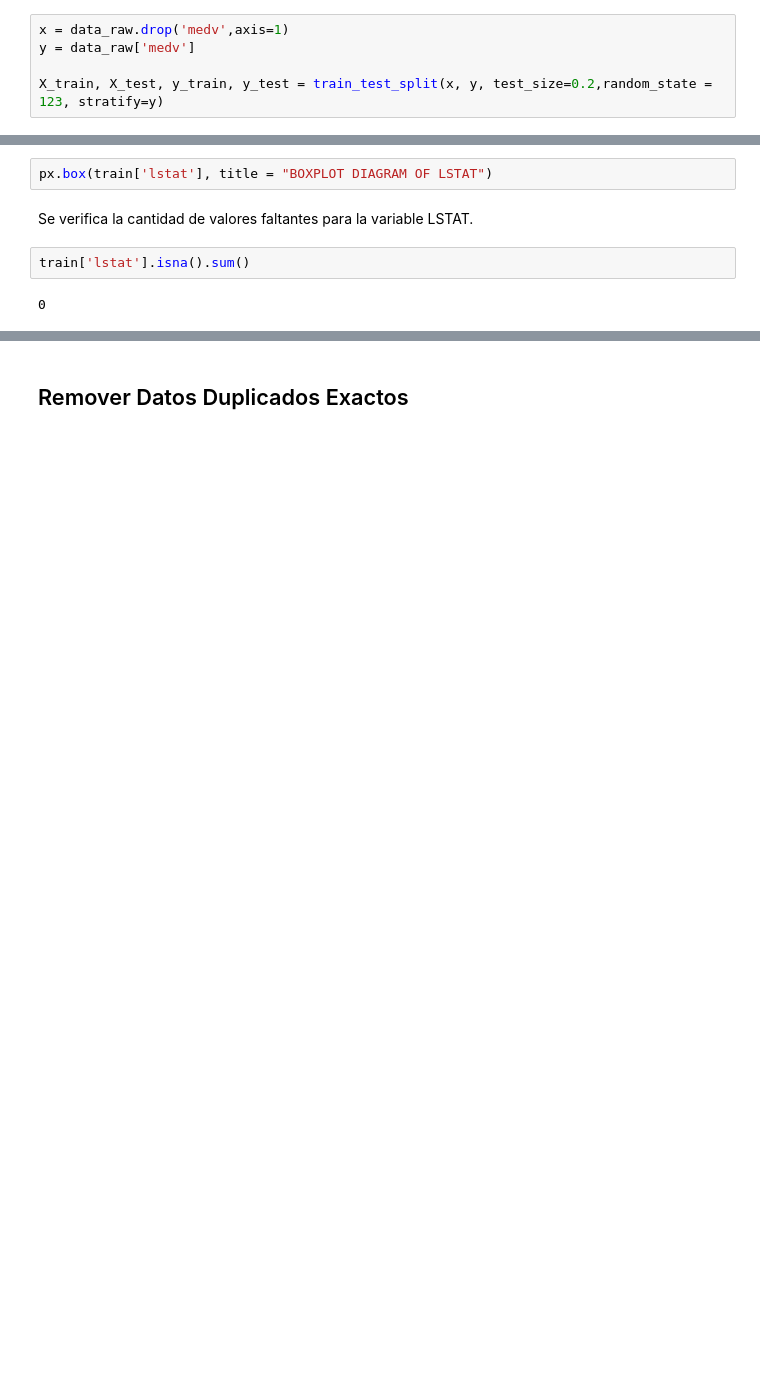
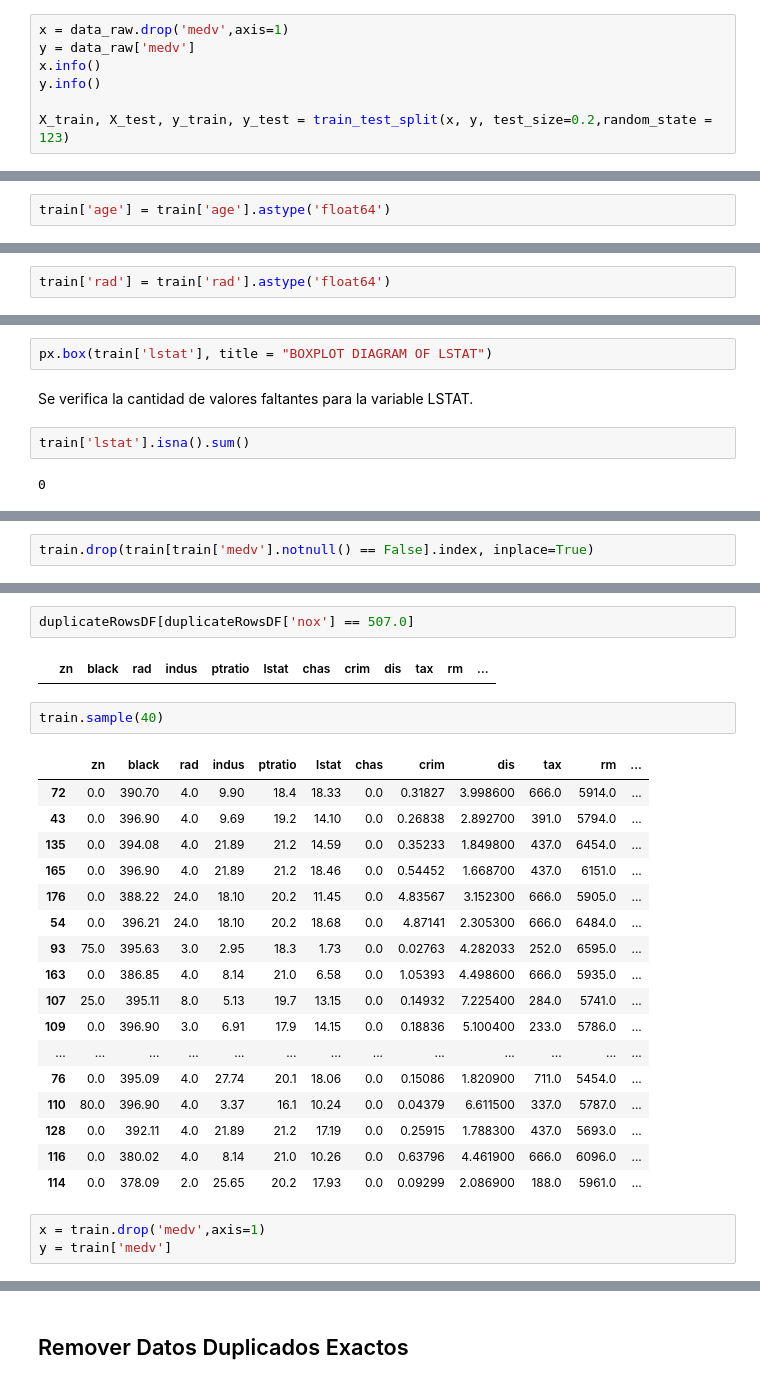
Before and after one commit to IAGuapacha/Boston_house_prices, a Jupyter notebook: notebooks/Plantilla_Trabajo_Final_Datos.ipynb, the cells around one changed output, grey strips where cells are left out. Drawn from its saved outputs; the diff is of its cells as text; blank space fills up the shorter version.

Commit message:
model test

```diff
--- a/notebooks/Plantilla_Trabajo_Final_Datos.ipynb
+++ b/notebooks/Plantilla_Trabajo_Final_Datos.ipynb
@@ -276,5 +271,7 @@ El **Train set** se hace para seleccion de Modelos y el **Test-set** solamente p
 # %%
 x = data_raw.drop('medv',axis=1)
 y = data_raw['medv']
+x.info()
+y.info()
 
-X_train, X_test, y_train, y_test = train_test_split(x, y, test_size=0.2,random_state = 123, stratify=y)
+X_train, X_test, y_train, y_test = train_test_split(x, y, test_size=0.2,random_state = 123)
@@ -913,0 +891,2 @@ Observando la distribucion y la cantidad de datos que son que son null vamos a p
+# %%
+train['age'] = train['age'].astype('float64')
@@ -1045,3 +1006,5 @@ train['rad'].isna().sum()
+# %%
+train['rad'] = train['rad'].astype('float64')
 # %% [markdown]
 ### Análisis variable TAX - ALTA CARDINALIDAD
 # %% [markdown]
@@ -1294,0 +1225,2 @@ memory usage: 139.8+ KB
+# %%
+train.drop(train[train['medv'].notnull() == False].index, inplace=True)
@@ -1294,0 +1267,27 @@ memory usage: 139.8+ KB
+# %%
+duplicateRowsDF[duplicateRowsDF['nox'] == 507.0]
+# %% [output]
+|  | zn | black | rad | indus | ptratio | lstat | chas | crim | dis | tax | rm | ... |
+# %%
+train.sample(40)
+# %% [output]
+|  | zn | black | rad | indus | ptratio | lstat | chas | crim | dis | tax | rm | ... |
+| 72 | 0.0 | 390.70 | 4.0 | 9.90 | 18.4 | 18.33 | 0.0 | 0.31827 | 3.998600 | 666.0 | 5914.0 | ... |
+| 43 | 0.0 | 396.90 | 4.0 | 9.69 | 19.2 | 14.10 | 0.0 | 0.26838 | 2.892700 | 391.0 | 5794.0 | ... |
+| 135 | 0.0 | 394.08 | 4.0 | 21.89 | 21.2 | 14.59 | 0.0 | 0.35233 | 1.849800 | 437.0 | 6454.0 | ... |
+| 165 | 0.0 | 396.90 | 4.0 | 21.89 | 21.2 | 18.46 | 0.0 | 0.54452 | 1.668700 | 437.0 | 6151.0 | ... |
+| 176 | 0.0 | 388.22 | 24.0 | 18.10 | 20.2 | 11.45 | 0.0 | 4.83567 | 3.152300 | 666.0 | 5905.0 | ... |
+| 54 | 0.0 | 396.21 | 24.0 | 18.10 | 20.2 | 18.68 | 0.0 | 4.87141 | 2.305300 | 666.0 | 6484.0 | ... |
+| 93 | 75.0 | 395.63 | 3.0 | 2.95 | 18.3 | 1.73 | 0.0 | 0.02763 | 4.282033 | 252.0 | 6595.0 | ... |
+| 163 | 0.0 | 386.85 | 4.0 | 8.14 | 21.0 | 6.58 | 0.0 | 1.05393 | 4.498600 | 666.0 | 5935.0 | ... |
+| 107 | 25.0 | 395.11 | 8.0 | 5.13 | 19.7 | 13.15 | 0.0 | 0.14932 | 7.225400 | 284.0 | 5741.0 | ... |
+| 109 | 0.0 | 396.90 | 3.0 | 6.91 | 17.9 | 14.15 | 0.0 | 0.18836 | 5.100400 | 233.0 | 5786.0 | ... |
+| ... | ... | ... | ... | ... | ... | ... | ... | ... | ... | ... | ... | ... |
+| 76 | 0.0 | 395.09 | 4.0 | 27.74 | 20.1 | 18.06 | 0.0 | 0.15086 | 1.820900 | 711.0 | 5454.0 | ... |
+| 110 | 80.0 | 396.90 | 4.0 | 3.37 | 16.1 | 10.24 | 0.0 | 0.04379 | 6.611500 | 337.0 | 5787.0 | ... |
+| 128 | 0.0 | 392.11 | 4.0 | 21.89 | 21.2 | 17.19 | 0.0 | 0.25915 | 1.788300 | 437.0 | 5693.0 | ... |
+| 116 | 0.0 | 380.02 | 4.0 | 8.14 | 21.0 | 10.26 | 0.0 | 0.63796 | 4.461900 | 666.0 | 6096.0 | ... |
+| 114 | 0.0 | 378.09 | 2.0 | 25.65 | 20.2 | 17.93 | 0.0 | 0.09299 | 2.086900 | 188.0 | 5961.0 | ... |
+# %%
+x = train.drop('medv',axis=1)
+y = train['medv']
```
Also changed, not shown: parts of 84 cells of this notebook, 1 other file.
